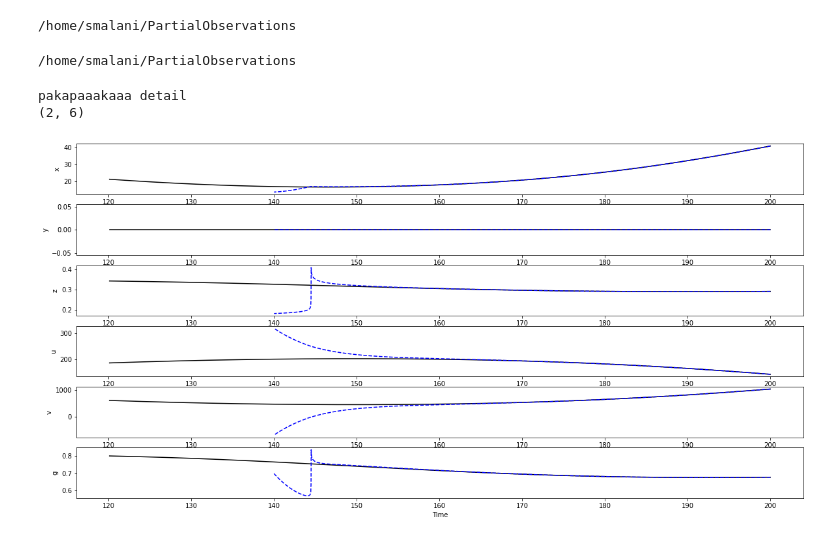
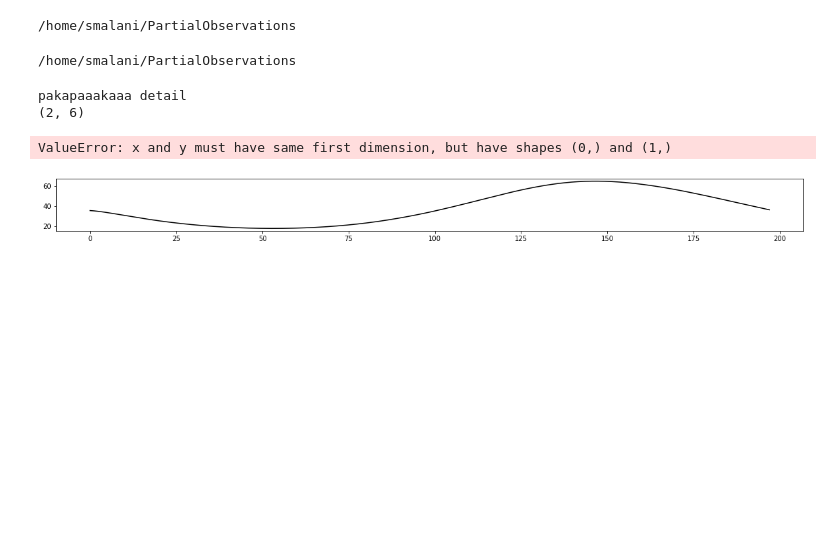
Before and after one commit to saurabhmalani1994/PartialObservations, a Jupyter notebook: BandFModel/bloop.ipynb, the cells around one changed output. Saved outputs shown, nothing was run; the diff lists cells and outputs as text; code cells hidden in the pictures; blank space fills up the shorter version.

```diff
--- a/BandFModel/bloop.ipynb
+++ b/BandFModel/bloop.ipynb
@@ -12,19 +12,19 @@ data_train = datagen.generate_data(n_train=2, detail=True, duplicate_reverse=Fal
 
 pars = datagen.par_fun(D=1/7.3, sf=2.5)
 
-# init = data_train[3][0,0,:]
-# dt=10
-# tspan = [data_train[2][0,0], data_train[2][0,-1]]
+init = data_train[3][0,0,:]
+dt=10
+tspan = [data_train[2][0,0], data_train[2][0,-1]]
+func = datagen.ode_fun
+
+tout, xout = num_integrator.RK4_int(func, tspan, init, pars, dt)
+
+# init = data_train[3][0,-1,:]
+# dt=-0.001
+# tspan = [data_train[2][0,-1], data_train[2][0,0]]
 # func = datagen.ode_fun
 
-# tout, xout = num_integrator.RK4_int(func, tspan, init, pars, dt)
-
-init = data_train[3][0,-1,:]
-dt=-0.001
-tspan = [data_train[2][0,-1], data_train[2][0,0]]
-func = datagen.ode_fun
-
-tout_rev, xout_rev = num_integrator.RK2_int(func, tspan, init, pars, dt)
+# tout_rev, xout_rev = num_integrator.RK2_int(func, tspan, init, pars, dt)
 # %% [output]
 /home/smalani/PartialObservations
 pakapaaakaaa detail
@@ -32,20 +32,21 @@ pakapaaakaaa detail
 # %%
 labels = ['x', 'y', 'z', 'u', 'v', 'g']
 j=0
 
 
 
 plt.figure(figsize=(20,10))
 
 for i in range(6):
     plt.subplot(int(str(61) + str(i+1)))
     plt.plot(data_train[2][j,:], data_train[3][j,:,i], 'k-')
-    # plt.plot(x_data[j,i][1], x_data[j,i][0], 'kx')
+    plt.plot(x_data[j,i][1], x_data[j,i][0], 'kx')
     # plt.plot(x_data[j+50,i][1], x_data[j+50,i][0], 'bx')
-    # plt.plot(tout, xout[i,:], 'b-')
-    plt.plot(tout_rev[:], xout_rev[i,:], 'b--')
+    plt.plot(tout, xout[i,:], 'b-')
+    # plt.plot(tout_rev[:], xout_rev[i,:], 'b--')
     plt.ylabel(labels[i])
 plt.xlabel('Time')
 plt.show()
 # %% [output]
+ValueError: x and y must have same first dimension, but have shapes (0,) and (1,)
-[figure, old version]
+[figure, new version]
```
Also changed, not shown: 8 other files.
